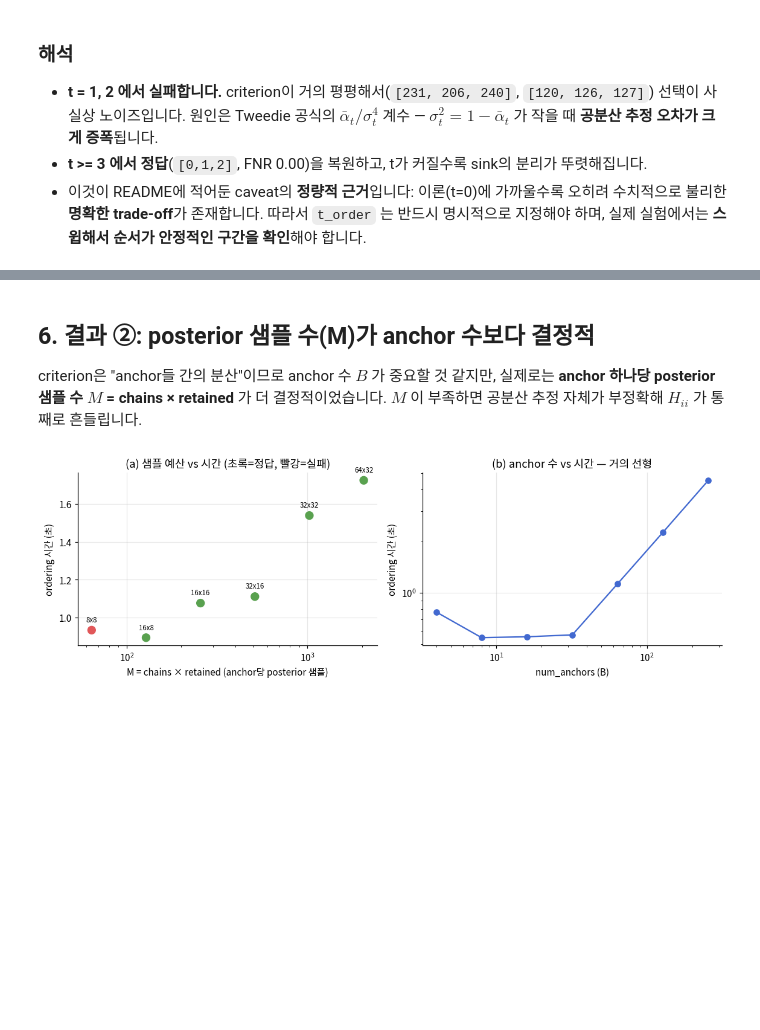
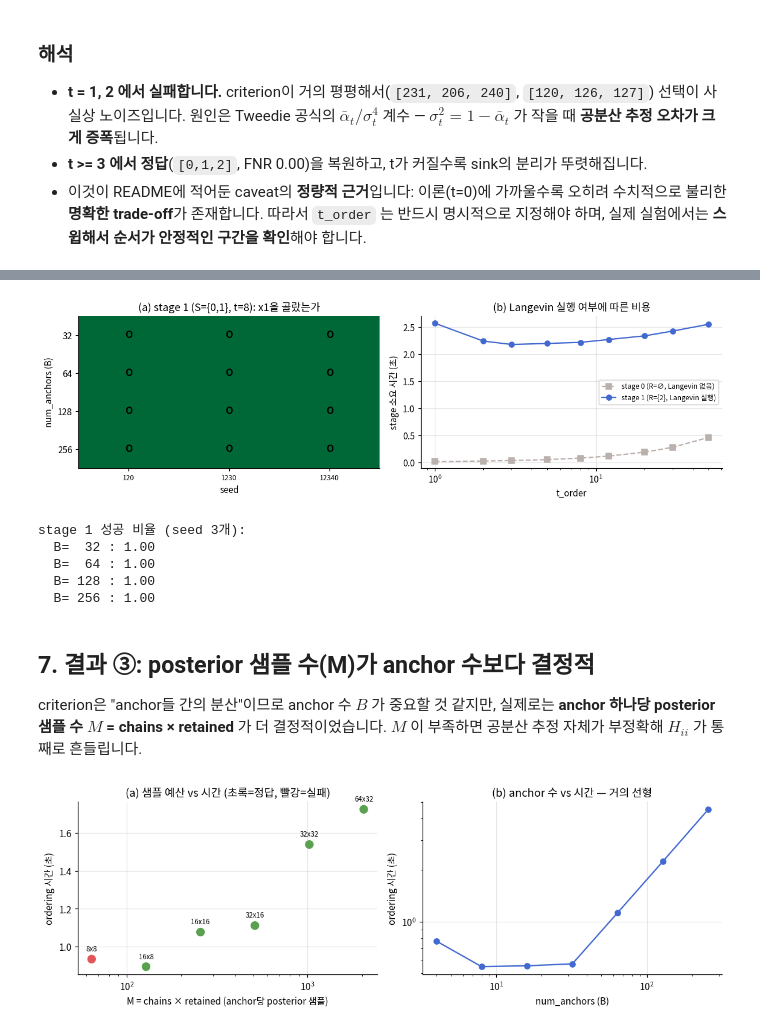
Before and after one commit to hkkwon0922/nonparametric_graphical_diffusion, a Jupyter notebook: main.ipynb, the cells around one changed output, grey strips where cells are left out. Drawn from its saved outputs; the diff is of its cells as text; code cells hidden in the pictures; blank space fills up the shorter version.

```diff
--- a/main.ipynb
+++ b/main.ipynb
@@ -232,5 +356,50 @@ for r in ts:
+# %%
+# stage 1의 anchor 수 / seed 안정성 (t=8)
+st = S1["stage1_seed_stability"]
+Bs1 = sorted({r["B"] for r in st})
+sd1 = sorted({r["seed"] for r in st})
+g1 = np.zeros((len(Bs1), len(sd1)))
+for r in st:
+    g1[Bs1.index(r["B"]), sd1.index(r["seed"])] = 1.0 if r["correct"] else 0.0
+
+fig, axes = plt.subplots(1, 2, figsize=(11, 3.4))
+
+ax = axes[0]
+ax.imshow(g1, cmap="RdYlGn", vmin=0, vmax=1, aspect="auto")
+ax.set_xticks(range(len(sd1))); ax.set_xticklabels(sd1, fontsize=8)
+ax.set_yticks(range(len(Bs1))); ax.set_yticklabels(Bs1)
+ax.set_xlabel("seed"); ax.set_ylabel("num_anchors (B)")
+ax.set_title("(a) stage 1 (S={0,1}, t=8): x1을 골랐는가")
+for i in range(len(Bs1)):
+    for j in range(len(sd1)):
+        ax.text(j, i, "O" if g1[i, j] else "X", ha="center", va="center",
+                fontsize=11, fontweight="bold")
+ax.grid(False)
+
+# stage 0 vs stage 1 소요 시간 (Langevin 유무 차이)
+ax = axes[1]
+s0r = S1["stage0_reference"]
+ax.plot([r["t_order"] for r in s0r], [r["wall_seconds"] for r in s0r],
+        "s--", color="#bab0ac", label="stage 0 (R=∅, Langevin 없음)")
+ax.plot(t1, [r["wall_seconds"] for r in s1c],
+        "o-", color="#4269d0", label="stage 1 (R={2}, Langevin 실행)")
+ax.set_xscale("log"); ax.set_xlabel("t_order"); ax.set_ylabel("stage 소요 시간 (초)")
+ax.set_title("(b) Langevin 실행 여부에 따른 비용"); ax.legend(fontsize=8)
+
+fig.tight_layout(); plt.show()
+
+print("stage 1 성공 비율 (seed 3개):")
+for i, b in enumerate(Bs1):
+    print(f"  B={b:4d} : {g1[i].mean():.2f}")
+# %% [output]
+[figure, added]
+stage 1 성공 비율 (seed 3개):
+  B=  32 : 1.00
+  B=  64 : 1.00
+  B= 128 : 1.00
+  B= 256 : 1.00
 # %% [markdown]
-## 6. 결과 ②: posterior 샘플 수(M)가 anchor 수보다 결정적
+## 7. 결과 ③: posterior 샘플 수(M)가 anchor 수보다 결정적
 
 criterion은 "anchor들 간의 분산"이므로 anchor 수 $B$ 가 중요할 것 같지만,
 실제로는 **anchor 하나당 posterior 샘플 수 $M$ = chains × retained** 가 더 결정적이었습니다.
```
Also changed, not shown: parts of 10 cells of this notebook, 3 other files.
